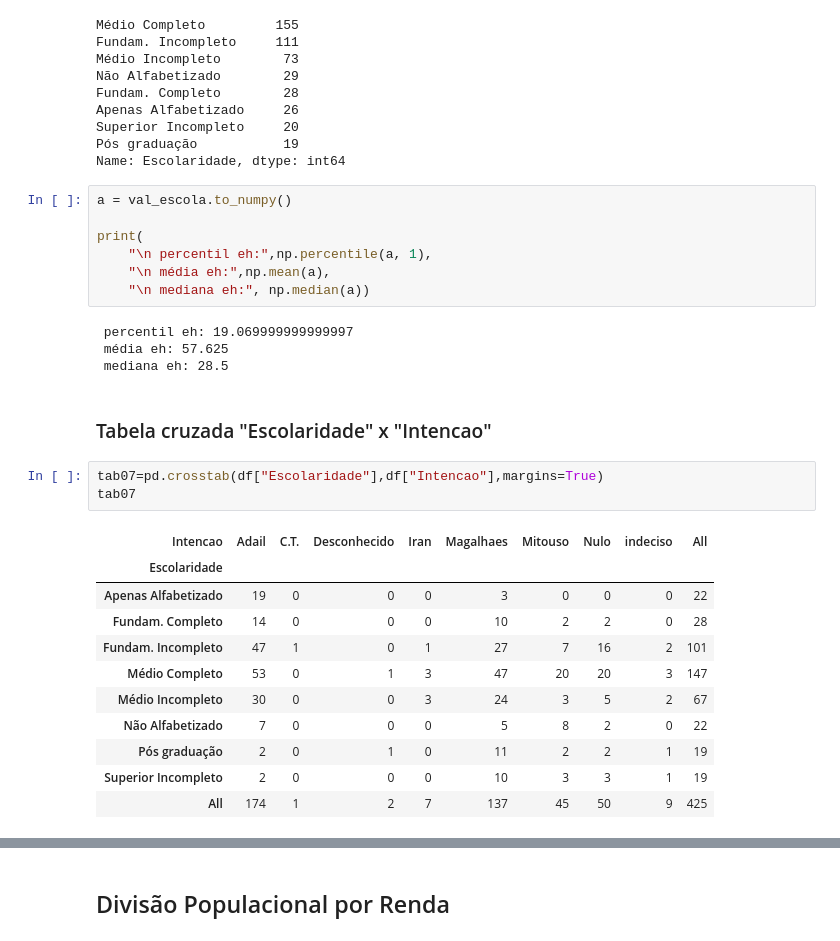
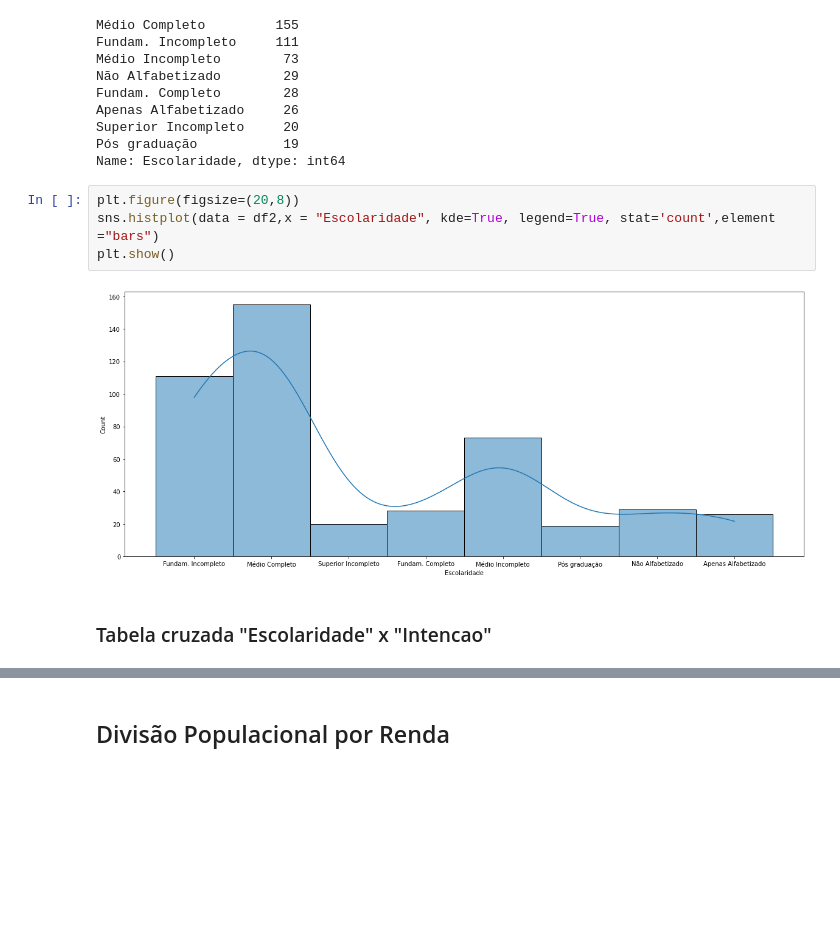
Before and after one commit to wfsilva-uea/coari, a Jupyter notebook: Coari_Trabalho_Estatística_DF_filtrado.ipynb, the cells around one changed output, grey strips where cells are left out. Cells and saved outputs as stored; diff of their text form; blank space fills up the shorter version.

```diff
--- a/Coari_Trabalho_Estatística_DF_filtrado.ipynb
+++ b/Coari_Trabalho_Estatística_DF_filtrado.ipynb
@@ -330,31 +399,11 @@ Apenas Alfabetizado     26
 Superior Incompleto     20
 Pós graduação           19
 Name: Escolaridade, dtype: int64
-# %%
-a = val_escola.to_numpy()
-
-print(
-    "\n percentil eh:",np.percentile(a, 1),
-    "\n média eh:",np.mean(a),
-    "\n mediana eh:", np.median(a))
-# %% [output]
- percentil eh: 19.069999999999997
- média eh: 57.625
- mediana eh: 28.5
+# %%
+plt.figure(figsize=(20,8))
+sns.histplot(data = df2,x = "Escolaridade", kde=True, legend=True, stat='count',element ="bars")
+plt.show()
+# %% [output]
+[figure, added]
 # %% [markdown]
 ### Tabela cruzada "Escolaridade" x "Intencao"
-# %%
-tab07=pd.crosstab(df["Escolaridade"],df["Intencao"],margins=True)
-tab07
-# %% [output]
-| Intencao | Adail | C.T. | Desconhecido | Iran | Magalhaes | Mitouso | Nulo | indeciso | All |
-| Escolaridade |  |  |  |  |  |  |  |  |  |
-| Apenas Alfabetizado | 19 | 0 | 0 | 0 | 3 | 0 | 0 | 0 | 22 |
-| Fundam. Completo | 14 | 0 | 0 | 0 | 10 | 2 | 2 | 0 | 28 |
-| Fundam. Incompleto | 47 | 1 | 0 | 1 | 27 | 7 | 16 | 2 | 101 |
-| Médio Completo | 53 | 0 | 1 | 3 | 47 | 20 | 20 | 3 | 147 |
-| Médio Incompleto | 30 | 0 | 0 | 3 | 24 | 3 | 5 | 2 | 67 |
-| Não Alfabetizado | 7 | 0 | 0 | 0 | 5 | 8 | 2 | 0 | 22 |
-| Pós graduação | 2 | 0 | 1 | 0 | 11 | 2 | 2 | 1 | 19 |
-| Superior Incompleto | 2 | 0 | 0 | 0 | 10 | 3 | 3 | 1 | 19 |
-| All | 174 | 1 | 2 | 7 | 137 | 45 | 50 | 9 | 425 |
```
Also changed, not shown: parts of 24 cells of this notebook.
